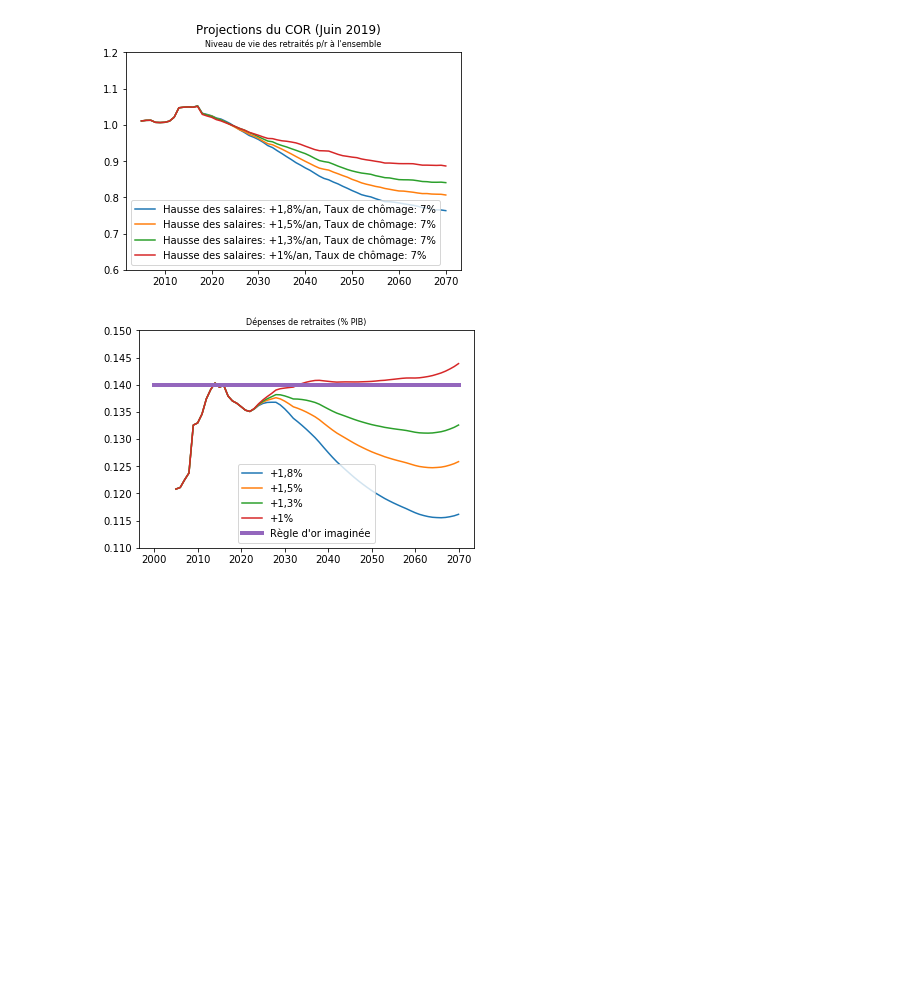
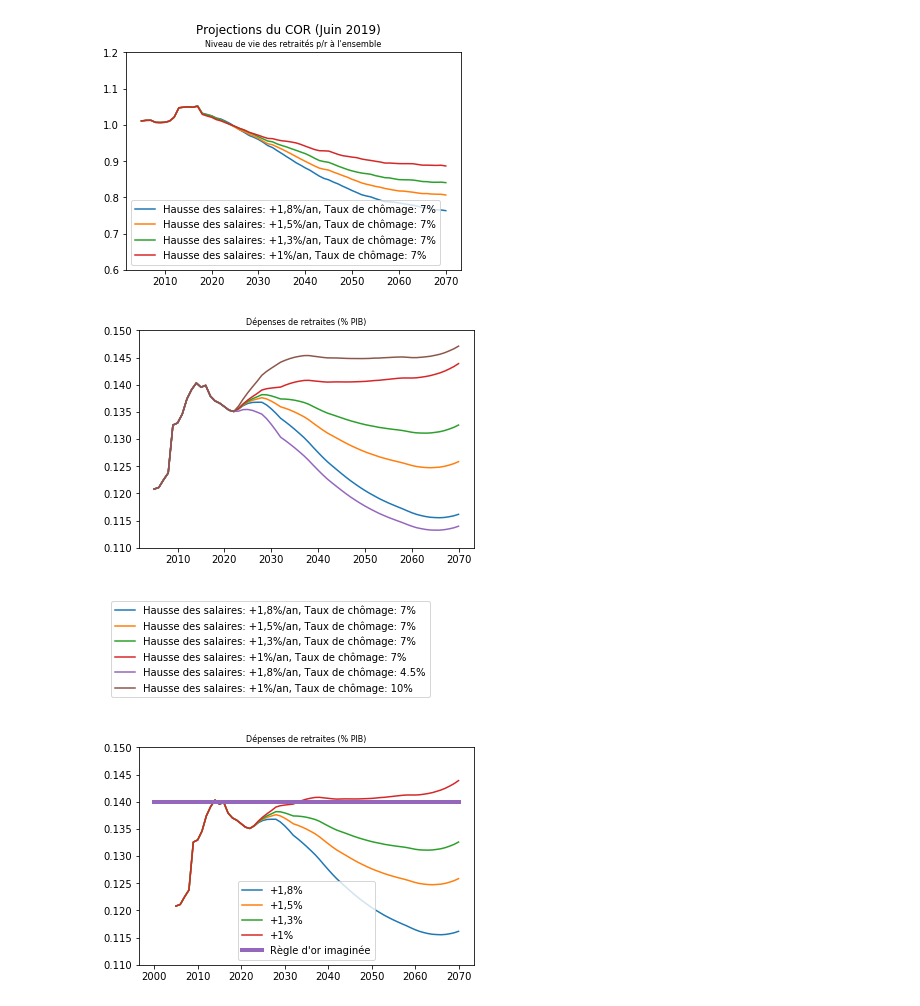
Before and after one commit to brunoscherrer/retraites, a Jupyter notebook: doc/simulation-COR-juin-2019.ipynb, the cells around one changed output. Cells and saved outputs as stored; diff of their text form; code cells hidden in the pictures; blank space fills up the shorter version.

Commit message:
Pilotage par l'âge et les depenses

```diff
--- a/simulation-COR-juin-2019.ipynb
+++ b/doc/simulation-COR-juin-2019.ipynb
@@ -45,6 +45,12 @@ analyse.graphique(analyse.RNV,"RNV",draw_legend=True, scenarios_indices=range(1,
 pl.suptitle(titre);
 # %% [output]
 [figure]
+# %%
+analyse.graphique(analyse.Depenses,"Depenses")
+analyse.plot_legend()
+# %% [output]
+[figure, added]
+[figure, added]
 # %%
 analyse.graphique(analyse.Depenses,"Depenses",draw_legend=True,scenarios_indices=range(1,5))
 pl.plot([2000,2070],[0.14]*2, linewidth=4.0);
```
Also changed, not shown: 6 other files.
